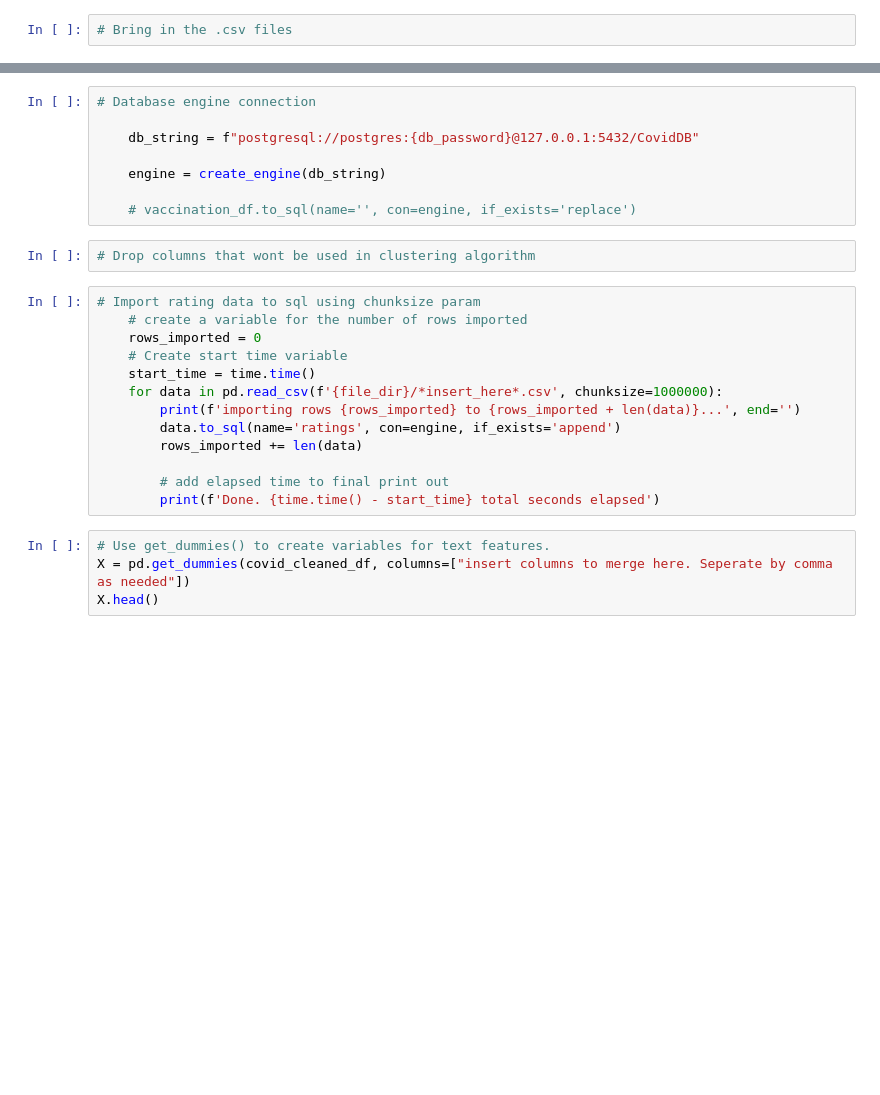
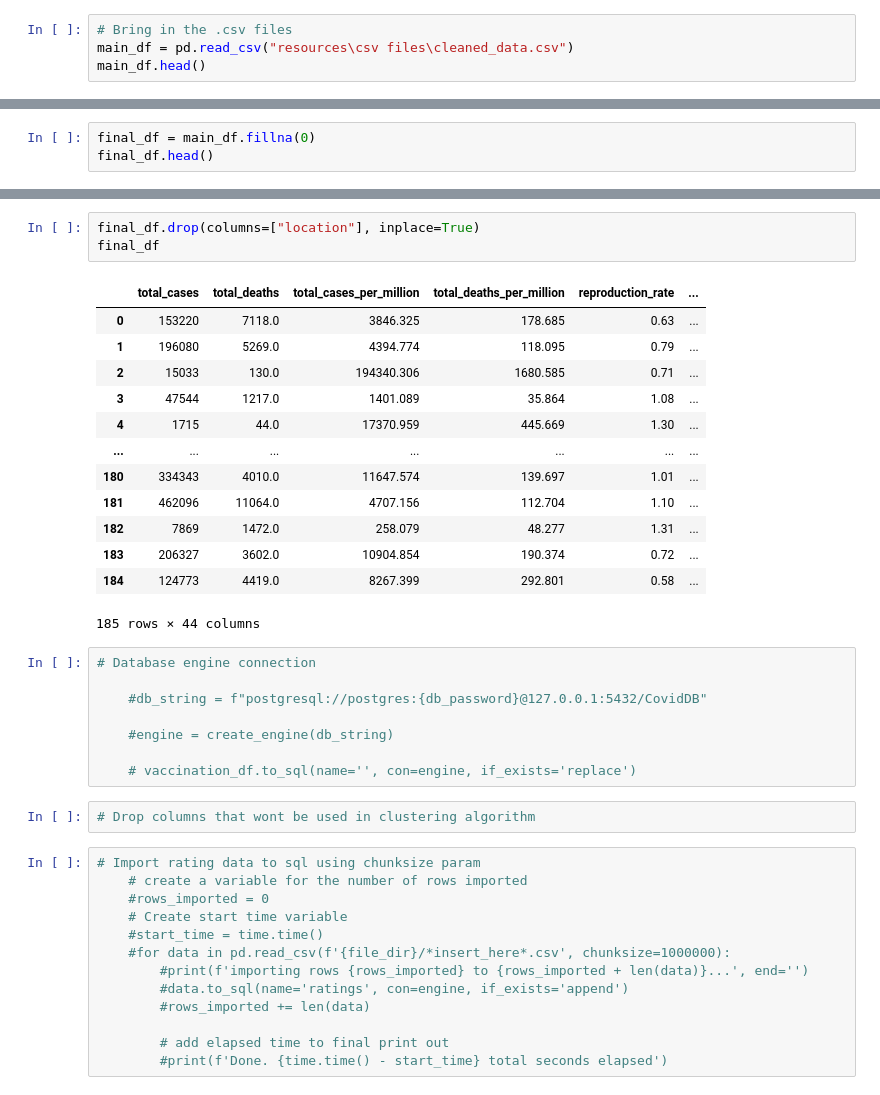
Before and after one commit to bazibuhejm/covid-19_data-set-Group-IV, a Jupyter notebook: Vaccine_ML_Outline.ipynb, the cells around one changed output, grey strips where cells are left out. Drawn from its saved outputs; the diff is of its cells as text; blank space fills up the shorter version.

```diff
--- a/Vaccine_ML_Outline.ipynb
+++ b/Vaccine_ML_Outline.ipynb
@@ -17,3 +18,5 @@ from config import db_password
 import time
 # %%
 # Bring in the .csv files
+main_df = pd.read_csv("resources\csv files\cleaned_data.csv")
+main_df.head()
@@ -23,0 +49,3 @@ import time
+# %%
+final_df = main_df.fillna(0)
+final_df.head()
@@ -24,9 +60,26 @@ import time
+# %%
+final_df.drop(columns=["location"], inplace=True)
+final_df
+# %% [output]
+|  | total_cases | total_deaths | total_cases_per_million | total_deaths_per_million | reproduction_rate | ... |
+| 0 | 153220 | 7118.0 | 3846.325 | 178.685 | 0.63 | ... |
+| 1 | 196080 | 5269.0 | 4394.774 | 118.095 | 0.79 | ... |
+| 2 | 15033 | 130.0 | 194340.306 | 1680.585 | 0.71 | ... |
+| 3 | 47544 | 1217.0 | 1401.089 | 35.864 | 1.08 | ... |
+| 4 | 1715 | 44.0 | 17370.959 | 445.669 | 1.30 | ... |
+| ... | ... | ... | ... | ... | ... | ... |
+| 180 | 334343 | 4010.0 | 11647.574 | 139.697 | 1.01 | ... |
+| 181 | 462096 | 11064.0 | 4707.156 | 112.704 | 1.10 | ... |
+| 182 | 7869 | 1472.0 | 258.079 | 48.277 | 1.31 | ... |
+| 183 | 206327 | 3602.0 | 10904.854 | 190.374 | 0.72 | ... |
+| 184 | 124773 | 4419.0 | 8267.399 | 292.801 | 0.58 | ... |
+185 rows × 44 columns
 # %%
 # Database engine connection
 
-    db_string = f"postgresql://postgres:{db_password}@127.0.0.1:5432/CovidDB"
+    #db_string = f"postgresql://postgres:{db_password}@127.0.0.1:5432/CovidDB"
 
-    engine = create_engine(db_string)
+    #engine = create_engine(db_string)
 
     # vaccination_df.to_sql(name='', con=engine, if_exists='replace')
 # %%
@@ -34,19 +87,15 @@ import time
 # %%
 # Import rating data to sql using chunksize param
     # create a variable for the number of rows imported
-    rows_imported = 0
+    #rows_imported = 0
     # Create start time variable
-    start_time = time.time()
-    for data in pd.read_csv(f'{file_dir}/*insert_here*.csv', chunksize=1000000):
-        print(f'importing rows {rows_imported} to {rows_imported + len(data)}...', end='')
-        data.to_sql(name='ratings', con=engine, if_exists='append')
-        rows_imported += len(data)
+    #start_time = time.time()
+    #for data in pd.read_csv(f'{file_dir}/*insert_here*.csv', chunksize=1000000):
+        #print(f'importing rows {rows_imported} to {rows_imported + len(data)}...', end='')
+        #data.to_sql(name='ratings', con=engine, if_exists='append')
+        #rows_imported += len(data)
 
         # add elapsed time to final print out
-        print(f'Done. {time.time() - start_time} total seconds elapsed')
+        #print(f'Done. {time.time() - start_time} total seconds elapsed')
-# %%
-# Use get_dummies() to create variables for text features.
-X = pd.get_dummies(covid_cleaned_df, columns=["insert columns to merge here. Seperate by comma as needed"])
-X.head()
 # %%
 # Standardize the data with StandardScaler().
```
Also changed, not shown: parts of 11 cells of this notebook.
